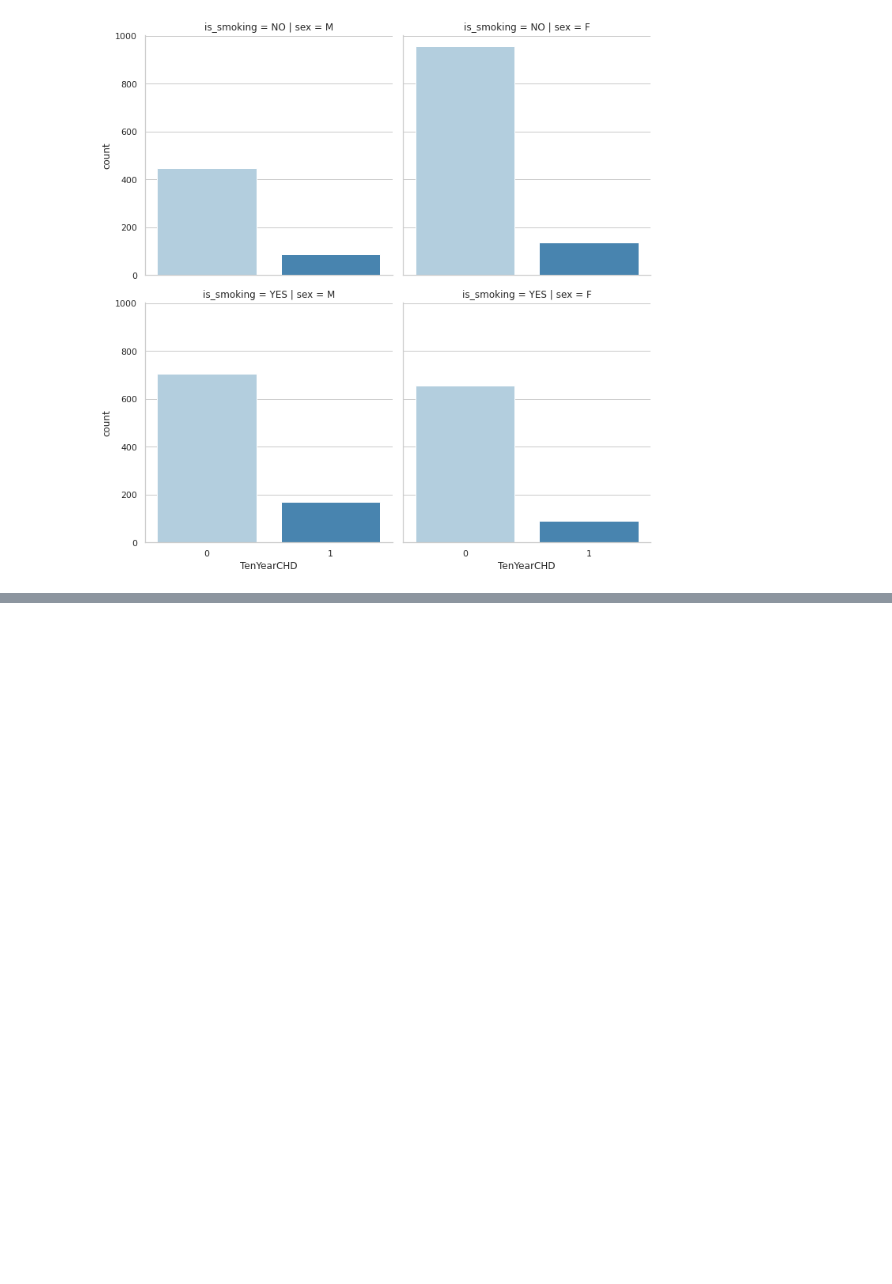
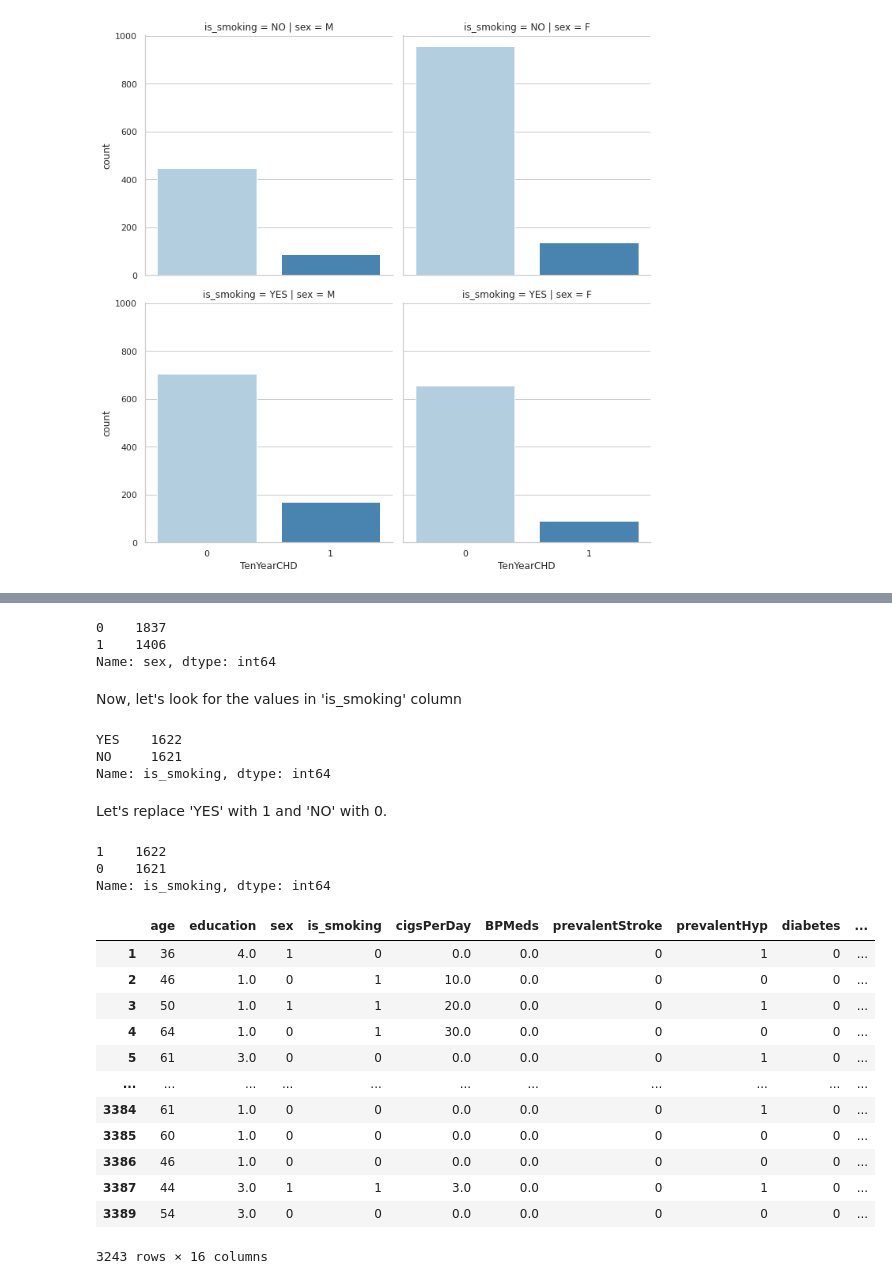
Before and after one commit to tusharsgaidhane/Cardiovascular-Risk-Prediction, a Jupyter notebook: PS_Cardiovascular_Risk_Prediction.ipynb, the cells around one changed output, grey strips where cells are left out. Saved outputs shown, nothing was run; the diff lists cells and outputs as text; code cells hidden in the pictures; blank space fills up the shorter version.

```diff
--- a/PS_Cardiovascular_Risk_Prediction.ipynb
+++ b/PS_Cardiovascular_Risk_Prediction.ipynb
@@ -320,0 +333,41 @@ plt.show()
+# %%
+hfdf['sex'] = hfdf['sex'].replace({'F':0, 'M':1})
+# %%
+hfdf['sex'].value_counts()
+# %% [output]
+0    1837
+1    1406
+Name: sex, dtype: int64
+# %% [markdown]
+Now, let's look for the values in 'is_smoking' column
+# %%
+hfdf['is_smoking'].value_counts()
+# %% [output]
+YES    1622
+NO     1621
+Name: is_smoking, dtype: int64
+# %% [markdown]
+Let's replace 'YES' with 1 and 'NO' with 0.
+# %%
+hfdf['is_smoking'] = hfdf['is_smoking'].replace({'YES':1, 'NO':0})
+hfdf['is_smoking'].value_counts()
+# %% [output]
+1    1622
+0    1621
+Name: is_smoking, dtype: int64
+# %%
+hfdf
+# %% [output]
+|  | age | education | sex | is_smoking | cigsPerDay | BPMeds | prevalentStroke | prevalentHyp | diabetes | ... |
+| 1 | 36 | 4.0 | 1 | 0 | 0.0 | 0.0 | 0 | 1 | 0 | ... |
+| 2 | 46 | 1.0 | 0 | 1 | 10.0 | 0.0 | 0 | 0 | 0 | ... |
+| 3 | 50 | 1.0 | 1 | 1 | 20.0 | 0.0 | 0 | 1 | 0 | ... |
+| 4 | 64 | 1.0 | 0 | 1 | 30.0 | 0.0 | 0 | 0 | 0 | ... |
+| 5 | 61 | 3.0 | 0 | 0 | 0.0 | 0.0 | 0 | 1 | 0 | ... |
+| ... | ... | ... | ... | ... | ... | ... | ... | ... | ... | ... |
+| 3384 | 61 | 1.0 | 0 | 0 | 0.0 | 0.0 | 0 | 1 | 0 | ... |
+| 3385 | 60 | 1.0 | 0 | 0 | 0.0 | 0.0 | 0 | 0 | 0 | ... |
+| 3386 | 46 | 1.0 | 0 | 0 | 0.0 | 0.0 | 0 | 0 | 0 | ... |
+| 3387 | 44 | 3.0 | 1 | 1 | 3.0 | 0.0 | 0 | 1 | 0 | ... |
+| 3389 | 54 | 3.0 | 0 | 0 | 0.0 | 0.0 | 0 | 0 | 0 | ... |
+3243 rows × 16 columns
```
Also changed, not shown: parts of 11 cells of this notebook.
